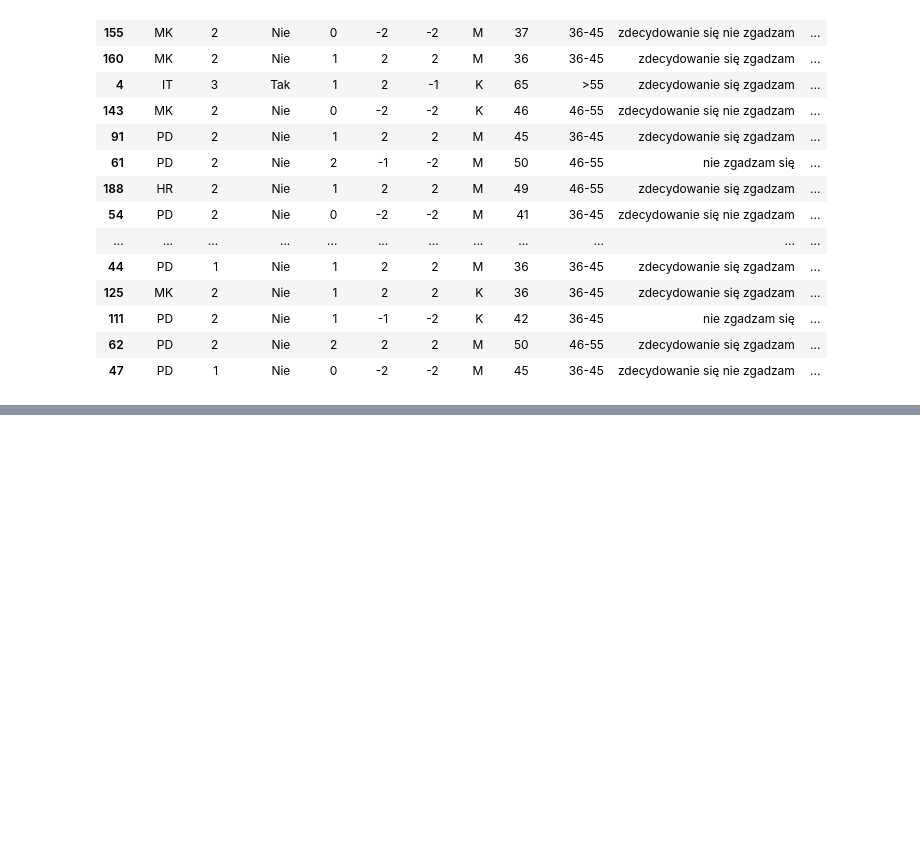
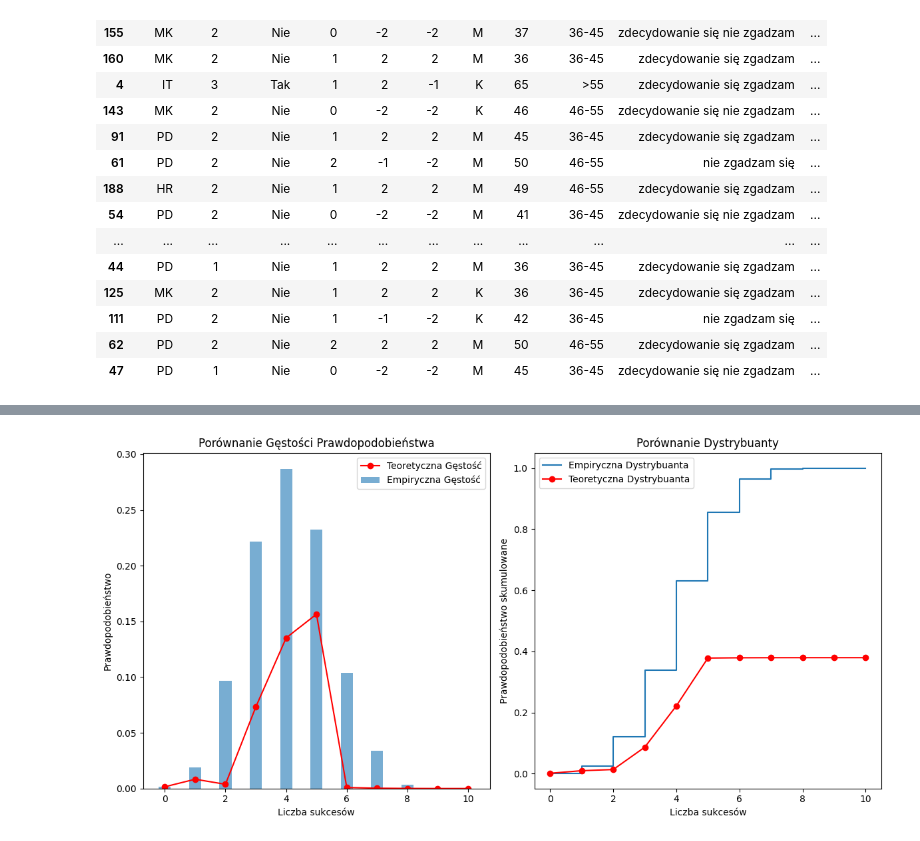
Before and after one commit to JKrempinska/ada, a Jupyter notebook: spr1/zadania.ipynb, the cells around one changed output, grey strips where cells are left out. Cells and saved outputs as stored; diff of their text form; code cells hidden in the pictures; blank space fills up the shorter version.

```diff
--- a/spr1/zadania.ipynb
+++ b/spr1/zadania.ipynb
@@ -400,0 +450,90 @@ Wariancja teoretyczna: 2.1000, Empiryczna: 2.0622
+# %%
+import random
+import math
+import numpy as np
+import matplotlib.pyplot as plt
+
+# Funkcja do obliczania współczynnika Newtona (n choose k)
+def binomial_coeff(n, k):
+    return math.comb(n, k)
+
+# Funkcja do teoretycznej gęstości rozkładu dwumianowego
+def binomial_pdf(n, p_vector, k):
+    # Prawdopodobieństwo sukcesu w danej próbie
+    # Obliczamy prawdopodobieństwo sukcesu dla k prób
+    probability = 1
+    for i in range(k):
+        probability *= p_vector[i]  # Produkt prawdopodobieństw sukcesów
+    for i in range(k, n):
+        probability *= (1 - p_vector[i])  # Produkt prawdopodobieństw porażek
+    return binomial_coeff(n, k) * probability
+
+# Funkcja do empirycznej gęstości
+def empirical_pdf(n, p_vector, M):
+    successes_count = [0] * (n + 1)
+
+    for _ in range(M):
+        successes = sum(binomial_vector_with_p(n, p_vector))
+        successes_count[successes] += 1
+
+    return [count / M for count in successes_count]
+
+# Funkcja do symulacji próby z rozkładu dwumianowego z wektorem p
+def binomial_vector_with_p(n, p_vector):
+    return [1 if random.random() < p_vector[i] else 0 for i in range(n)]
+
+# Funkcja do teoretycznej dystrybuanty
+def binomial_cdf(n, p_vector, k):
+    return sum(binomial_pdf(n, p_vector, i) for i in range(k + 1))
+
+# Funkcja do empirycznej dystrybuanty
+def empirical_cdf(n, p_vector, M):
+    successes_count = [0] * (n + 1)
+
+    for _ in range(M):
+        successes = sum(binomial_vector_with_p(n, p_vector))
+        successes_count[successes] += 1
+
+    cumulative_count = np.cumsum(successes_count)
+    return cumulative_count / M
+
+# Parametry
+n = 10  # liczba prób
+p_vector = np.random.rand(n)  # Wektora prawdopodobieństw sukcesu dla każdej próby (losowe wartości w przedziale [0,1])
+M = 10000  # liczba prób do symulacji
+
+# Obliczanie teoretycznych wartości dla gęstości i dystrybuanty
+k_values = list(range(n + 1))
+theoretical_pdf = [binomial_pdf(n, p_vector, k) for k in k_values]
+theoretical_cdf = [binomial_cdf(n, p_vector, k) for k in k_values]
+
+# Obliczanie empirycznych wartości dla gęstości i dystrybuanty
+empirical_pdf_values = empirical_pdf(n, p_vector, M)
+empirical_cdf_values = empirical_cdf(n, p_vector, M)
+
+# Rysowanie wykresów porównujących teoretyczne i empiryczne wartości
+
+# Gęstość prawdopodobieństwa
+plt.figure(figsize=(12, 6))
+
+plt.subplot(1, 2, 1)
+plt.bar(k_values, empirical_pdf_values, width=0.4, alpha=0.6, label="Empiryczna Gęstość")
+plt.plot(k_values, theoretical_pdf, 'ro-', label="Teoretyczna Gęstość")
+plt.xlabel("Liczba sukcesów")
+plt.ylabel("Prawdopodobieństwo")
+plt.title("Porównanie Gęstości Prawdopodobieństwa")
+plt.legend()
+
+# Dystrybuanta
+plt.subplot(1, 2, 2)
+plt.step(k_values, empirical_cdf_values, where="post", label="Empiryczna Dystrybuanta")
+plt.plot(k_values, theoretical_cdf, 'ro-', label="Teoretyczna Dystrybuanta")
+plt.xlabel("Liczba sukcesów")
+plt.ylabel("Prawdopodobieństwo skumulowane")
+plt.title("Porównanie Dystrybuanty")
+plt.legend()
+
+plt.tight_layout()
+plt.show()
+# %% [output]
+[figure, added]
```
Also changed, not shown: parts of 7 cells of this notebook.
